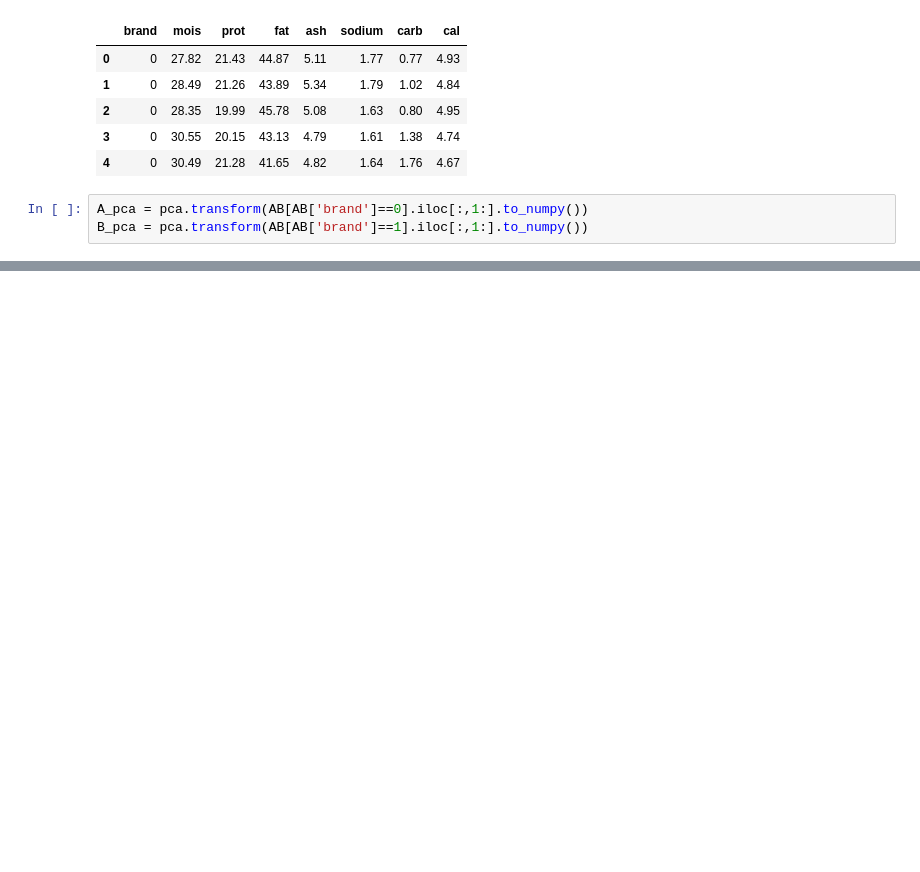
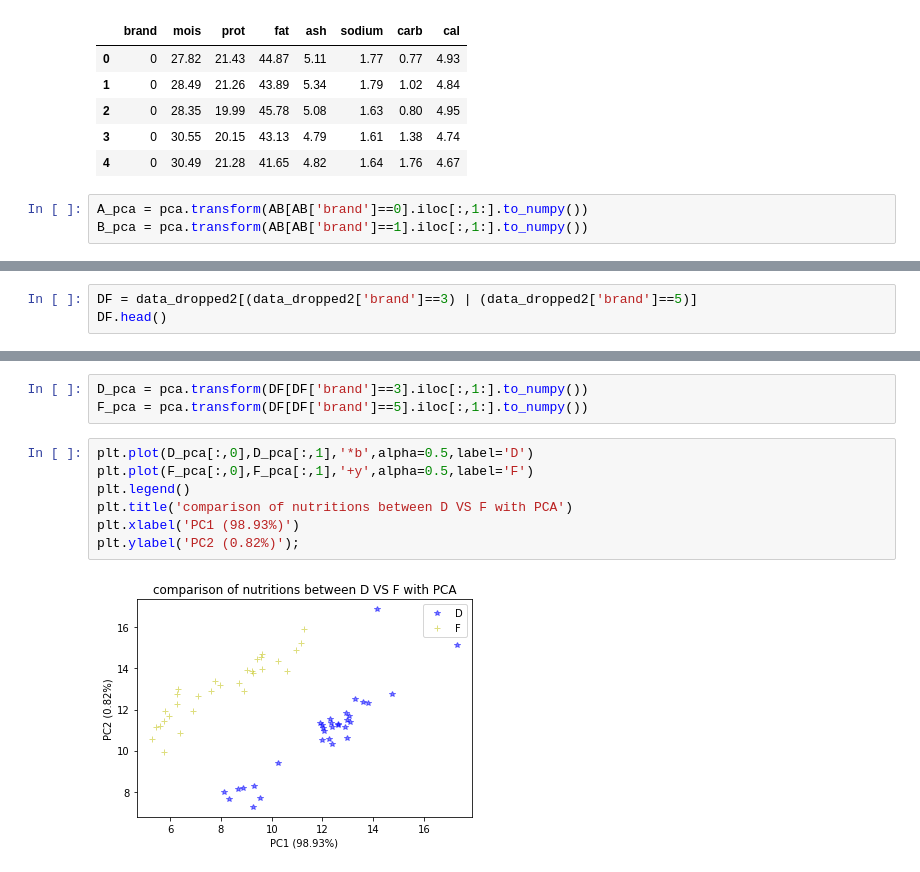
Before and after one commit to jittakorn-ch/multivariate, a Jupyter notebook: Exam01.ipynb, the cells around one changed output, grey strips where cells are left out. Saved outputs shown, nothing was run; the diff lists cells and outputs as text; blank space fills up the shorter version.

```diff
--- a/Exam01.ipynb
+++ b/Exam01.ipynb
@@ -244,0 +255,3 @@ plt.legend()
+# %%
+DF = data_dropped2[(data_dropped2['brand']==3) | (data_dropped2['brand']==5)]
+DF.head()
@@ -244,0 +265,12 @@ plt.legend()
+# %%
+D_pca = pca.transform(DF[DF['brand']==3].iloc[:,1:].to_numpy())
+F_pca = pca.transform(DF[DF['brand']==5].iloc[:,1:].to_numpy())
+# %%
+plt.plot(D_pca[:,0],D_pca[:,1],'*b',alpha=0.5,label='D')
+plt.plot(F_pca[:,0],F_pca[:,1],'+y',alpha=0.5,label='F')
+plt.legend()
+plt.title('comparison of nutritions between D VS F with PCA')
+plt.xlabel('PC1 (98.93%)')
+plt.ylabel('PC2 (0.82%)');
+# %% [output]
+[figure, added]
```
Also changed, not shown: parts of 44 cells of this notebook.
